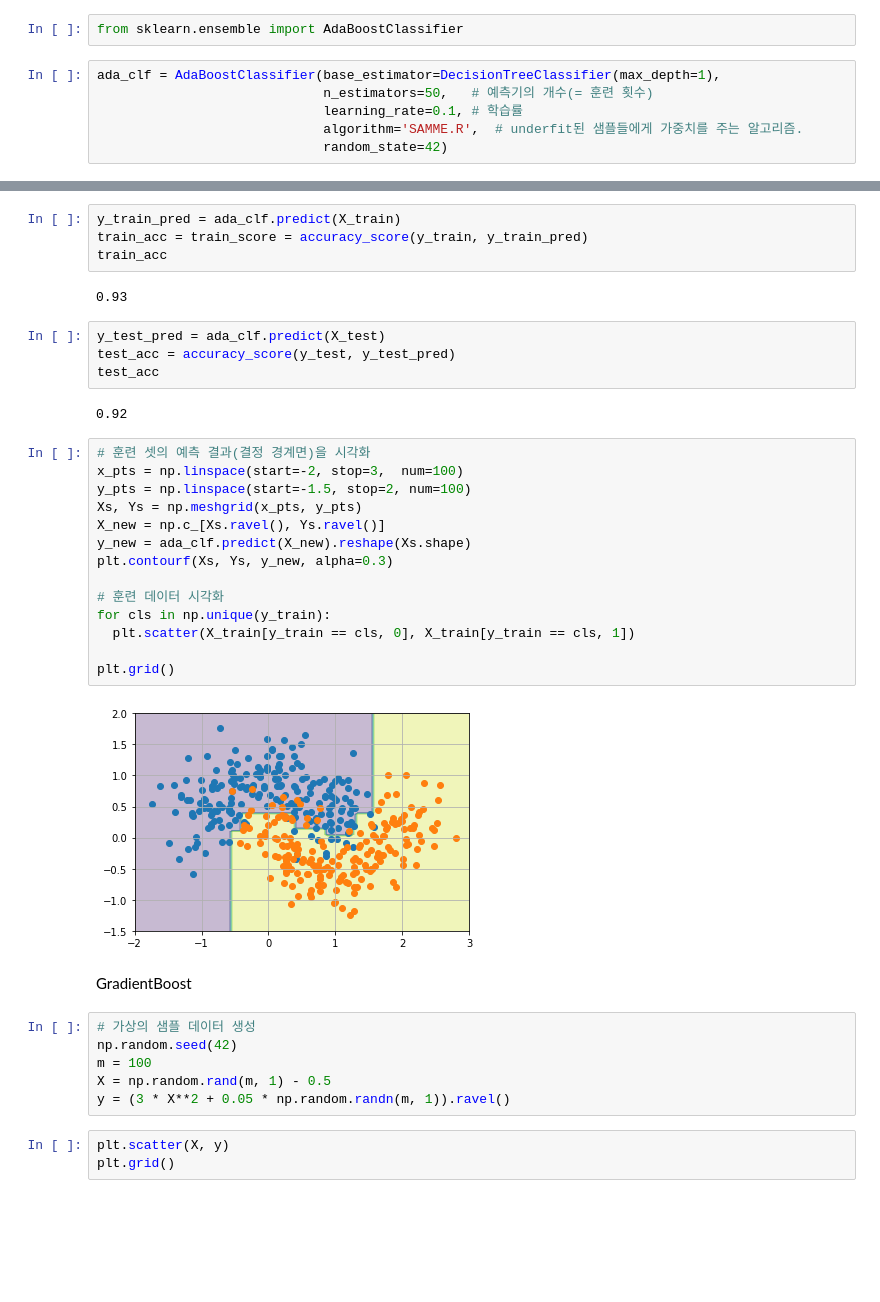
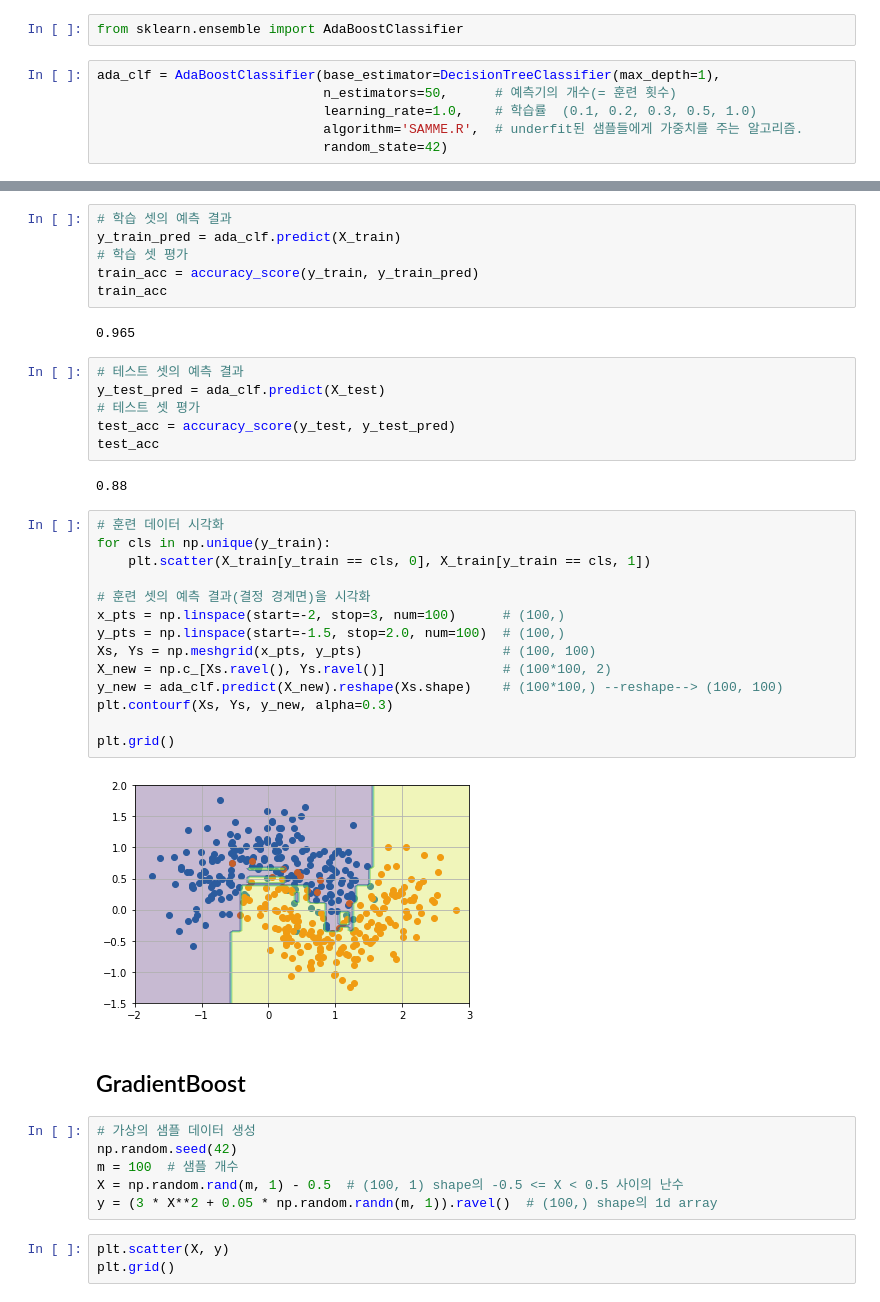
Before and after one commit to JisungPark0319/education, a Jupyter notebook: lab_ml/ml10_ensemble.ipynb, the cells around one changed output, grey strips where cells are left out. Drawn from its saved outputs; the diff is of its cells as text; blank space fills up the shorter version.

```diff
--- a/lab_ml/ml10_ensemble.ipynb
+++ b/lab_ml/ml10_ensemble.ipynb
@@ -274,8 +275,8 @@ AdaBoost
 from sklearn.ensemble import AdaBoostClassifier
 # %%
 ada_clf = AdaBoostClassifier(base_estimator=DecisionTreeClassifier(max_depth=1),
-                             n_estimators=50,   # 예측기의 개수(= 훈련 횟수)
-                             learning_rate=0.1, # 학습률
+                             n_estimators=50,      # 예측기의 개수(= 훈련 횟수)
+                             learning_rate=1.0,    # 학습률  (0.1, 0.2, 0.3, 0.5, 1.0)
                              algorithm='SAMME.R',  # underfit된 샘플들에게 가중치를 주는 알고리즘.
                              random_state=42)
 # %%
@@ -300,39 +301,43 @@ AdaBoostClassifier(algorithm='SAMME.R',
 # %%
+# 학습 셋의 예측 결과
 y_train_pred = ada_clf.predict(X_train)
-train_acc = train_score = accuracy_score(y_train, y_train_pred)
+# 학습 셋 평가
+train_acc = accuracy_score(y_train, y_train_pred)
 train_acc
 # %% [output]
-0.93
+0.965
 # %%
+# 테스트 셋의 예측 결과
 y_test_pred = ada_clf.predict(X_test)
+# 테스트 셋 평가
 test_acc = accuracy_score(y_test, y_test_pred)
 test_acc
 # %% [output]
-0.92
+0.88
-# %%
-# 훈련 셋의 예측 결과(결정 경계면)을 시각화
-x_pts = np.linspace(start=-2, stop=3,  num=100)
-y_pts = np.linspace(start=-1.5, stop=2, num=100)
-Xs, Ys = np.meshgrid(x_pts, y_pts)
-X_new = np.c_[Xs.ravel(), Ys.ravel()]
-y_new = ada_clf.predict(X_new).reshape(Xs.shape)
-plt.contourf(Xs, Ys, y_new, alpha=0.3)
-
-# 훈련 데이터 시각화
-for cls in np.unique(y_train):
-  plt.scatter(X_train[y_train == cls, 0], X_train[y_train == cls, 1])
-
-plt.grid()
-# %% [output]
-[figure, removed]
-# %% [markdown]
-GradientBoost
+# %%
+# 훈련 데이터 시각화
+for cls in np.unique(y_train):
+    plt.scatter(X_train[y_train == cls, 0], X_train[y_train == cls, 1])
+
+# 훈련 셋의 예측 결과(결정 경계면)을 시각화
+x_pts = np.linspace(start=-2, stop=3, num=100)      # (100,)
+y_pts = np.linspace(start=-1.5, stop=2.0, num=100)  # (100,)
+Xs, Ys = np.meshgrid(x_pts, y_pts)                  # (100, 100)
+X_new = np.c_[Xs.ravel(), Ys.ravel()]               # (100*100, 2)
+y_new = ada_clf.predict(X_new).reshape(Xs.shape)    # (100*100,) --reshape--> (100, 100)
+plt.contourf(Xs, Ys, y_new, alpha=0.3)
+
+plt.grid()
+# %% [output]
+[figure, added]
+# %% [markdown]
+## GradientBoost
 # %%
 # 가상의 샘플 데이터 생성
 np.random.seed(42)
-m = 100
-X = np.random.rand(m, 1) - 0.5
-y = (3 * X**2 + 0.05 * np.random.randn(m, 1)).ravel()
+m = 100  # 샘플 개수
+X = np.random.rand(m, 1) - 0.5  # (100, 1) shape의 -0.5 <= X < 0.5 사이의 난수
+y = (3 * X**2 + 0.05 * np.random.randn(m, 1)).ravel()  # (100,) shape의 1d array
 # %%
 plt.scatter(X, y)
 plt.grid()
```
Also changed, not shown: parts of 41 cells of this notebook, 4 other files.
